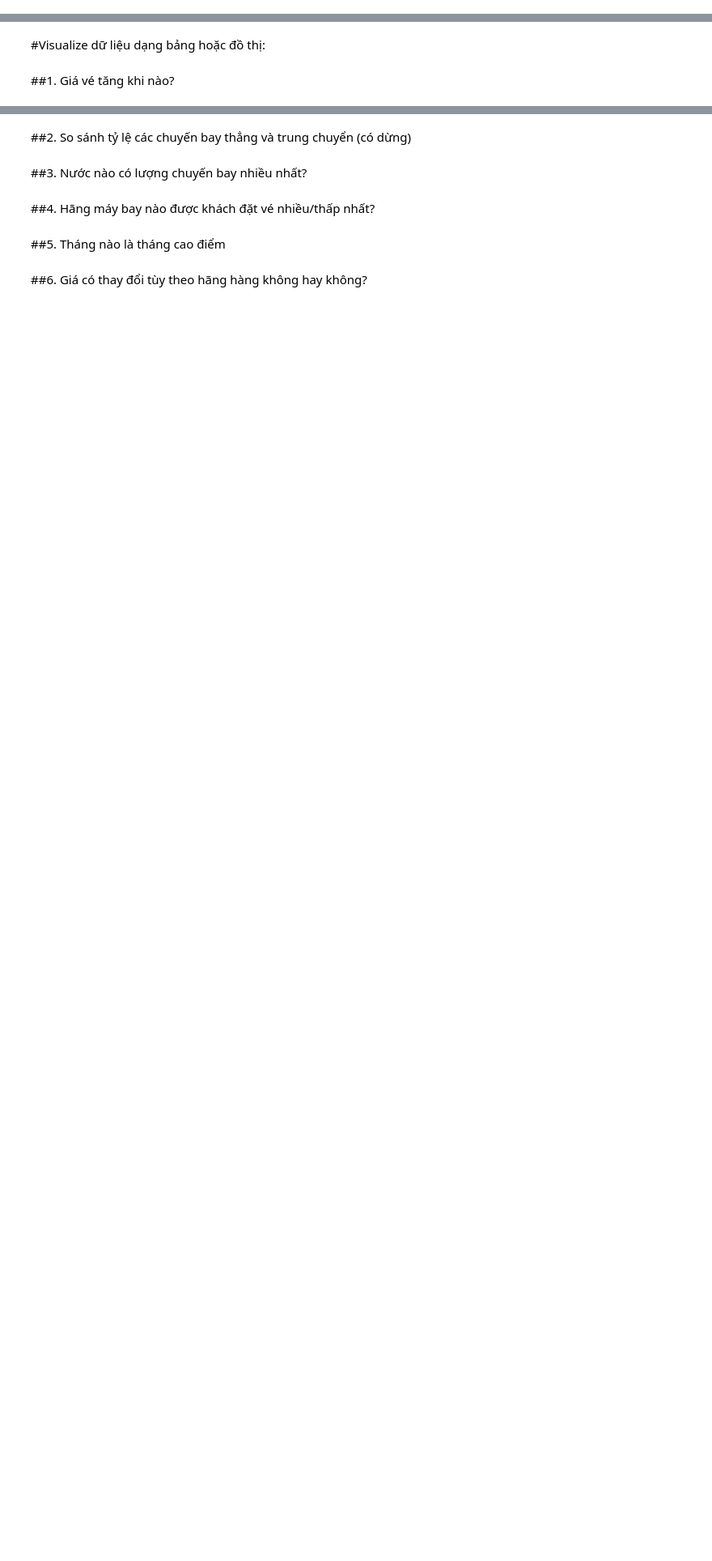
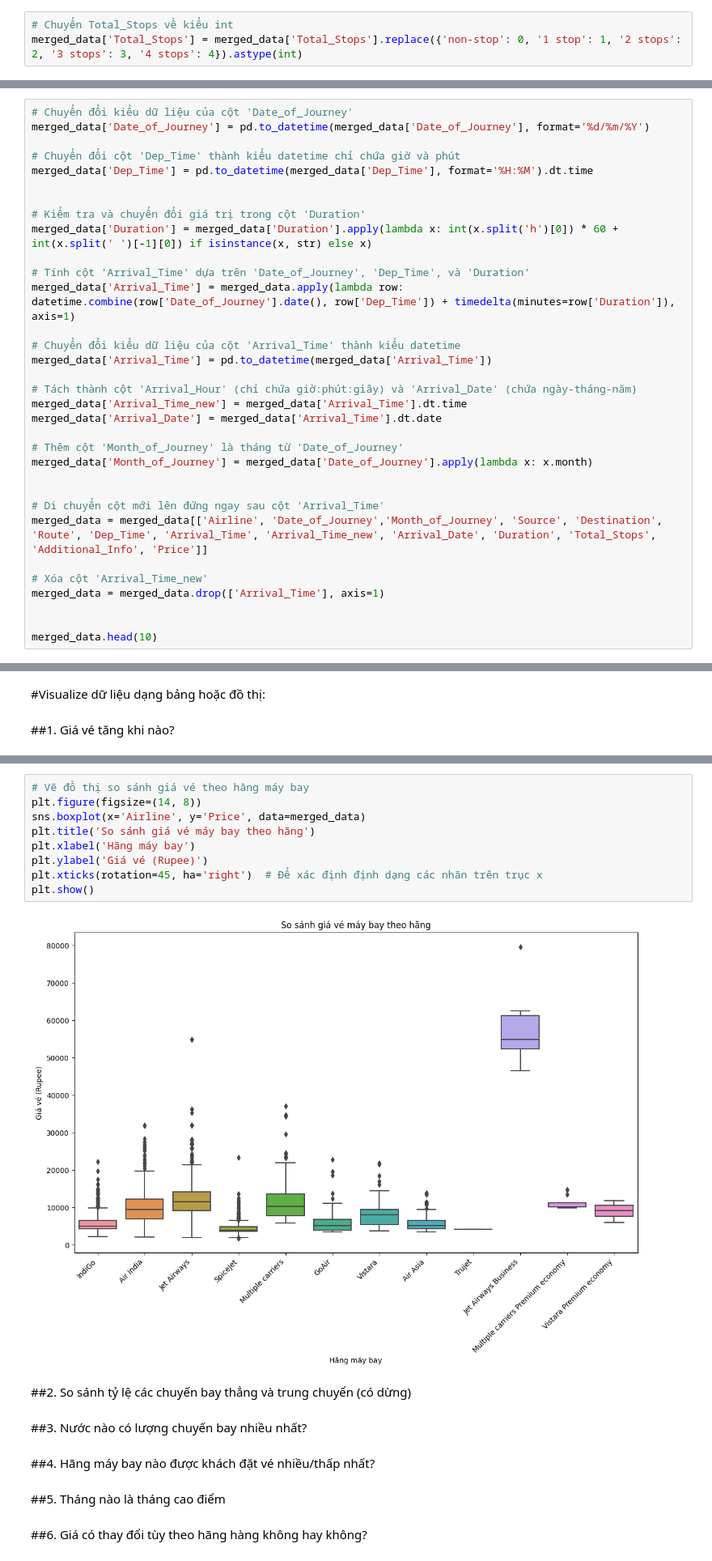
Before and after one commit to Vanniee007/ADA-Final-Project-20CQ.PTDL.05, a Jupyter notebook: FinalProject.ipynb, the cells around one changed output, grey strips where cells are left out. Shown at 81% size. Saved outputs shown, nothing was run; the diff lists cells and outputs as text; blank space fills up the shorter version.

```diff
--- a/FinalProject.ipynb
+++ b/FinalProject.ipynb
@@ -136,0 +226,3 @@ merged_data.head()
+# %%
+# Chuyển Total_Stops về kiểu int
+merged_data['Total_Stops'] = merged_data['Total_Stops'].replace({'non-stop': 0, '1 stop': 1, '2 stops': 2, '3 stops': 3, '4 stops': 4}).astype(int)
@@ -136,0 +231,33 @@ merged_data.head()
+# %%
+# Chuyển đổi kiểu dữ liệu của cột 'Date_of_Journey'
+merged_data['Date_of_Journey'] = pd.to_datetime(merged_data['Date_of_Journey'], format='%d/%m/%Y')
+
+# Chuyển đổi cột 'Dep_Time' thành kiểu datetime chỉ chứa giờ và phút
+merged_data['Dep_Time'] = pd.to_datetime(merged_data['Dep_Time'], format='%H:%M').dt.time
+
+
+# Kiểm tra và chuyển đổi giá trị trong cột 'Duration'
+merged_data['Duration'] = merged_data['Duration'].apply(lambda x: int(x.split('h')[0]) * 60 + int(x.split(' ')[-1][0]) if isinstance(x, str) else x)
+
+# Tính cột 'Arrival_Time' dựa trên 'Date_of_Journey', 'Dep_Time', và 'Duration'
+merged_data['Arrival_Time'] = merged_data.apply(lambda row: datetime.combine(row['Date_of_Journey'].date(), row['Dep_Time']) + timedelta(minutes=row['Duration']), axis=1)
+
+# Chuyển đổi kiểu dữ liệu của cột 'Arrival_Time' thành kiểu datetime
+merged_data['Arrival_Time'] = pd.to_datetime(merged_data['Arrival_Time'])
+
+# Tách thành cột 'Arrival_Hour' (chỉ chứa giờ:phút:giây) và 'Arrival_Date' (chứa ngày-tháng-năm)
+merged_data['Arrival_Time_new'] = merged_data['Arrival_Time'].dt.time
+merged_data['Arrival_Date'] = merged_data['Arrival_Time'].dt.date
+
+# Thêm cột 'Month_of_Journey' là tháng từ 'Date_of_Journey'
+merged_data['Month_of_Journey'] = merged_data['Date_of_Journey'].apply(lambda x: x.month)
+
+
+# Di chuyển cột mới lên đứng ngay sau cột 'Arrival_Time'
+merged_data = merged_data[['Airline', 'Date_of_Journey','Month_of_Journey', 'Source', 'Destination', 'Route', 'Dep_Time', 'Arrival_Time', 'Arrival_Time_new', 'Arrival_Date', 'Duration', 'Total_Stops', 'Additional_Info', 'Price']]
+
+# Xóa cột 'Arrival_Time_new'
+merged_data = merged_data.drop(['Arrival_Time'], axis=1)
+
+
+merged_data.head(10)
@@ -141,3 +282,14 @@ merged_data.head()
+# %%
+# Vẽ đồ thị so sánh giá vé theo hãng máy bay
+plt.figure(figsize=(14, 8))
+sns.boxplot(x='Airline', y='Price', data=merged_data)
+plt.title('So sánh giá vé máy bay theo hãng')
+plt.xlabel('Hãng máy bay')
+plt.ylabel('Giá vé (Rupee)')
+plt.xticks(rotation=45, ha='right')  # Để xác định định dạng các nhãn trên trục x
+plt.show()
+# %% [output]
+[figure, added]
 # %% [markdown]
 
 ##2. So sánh tỷ lệ các chuyến bay thẳng và trung chuyển (có dừng)
```
Also changed, not shown: parts of 15 cells of this notebook.
